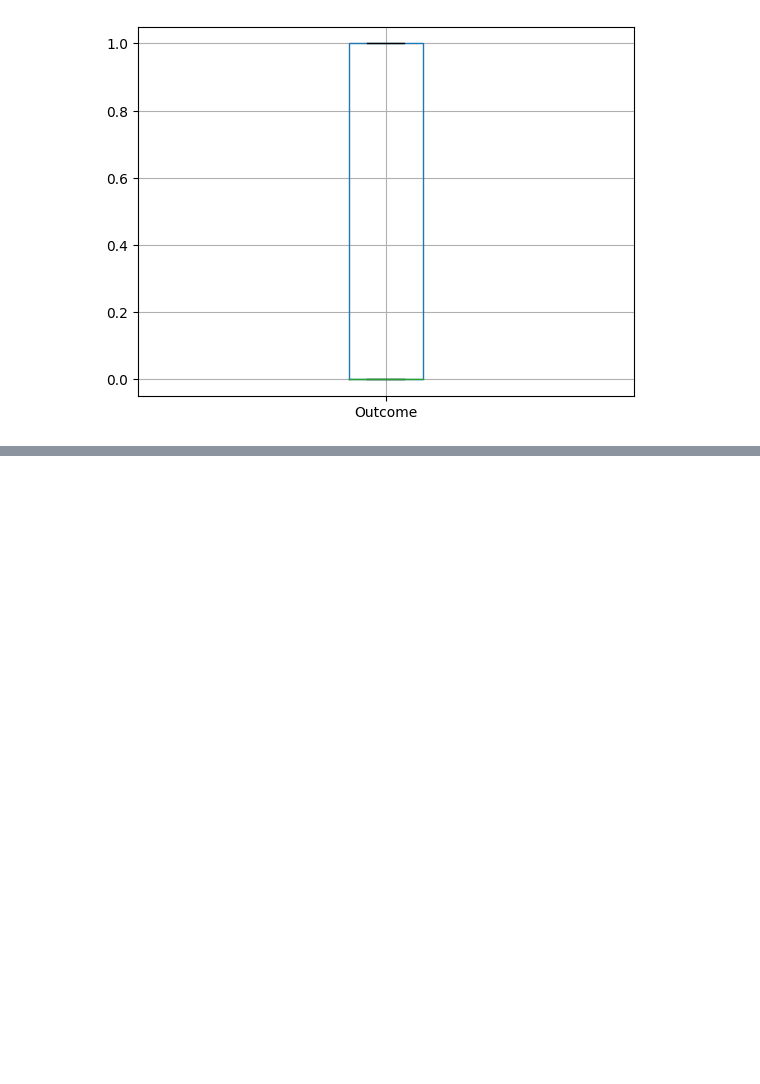
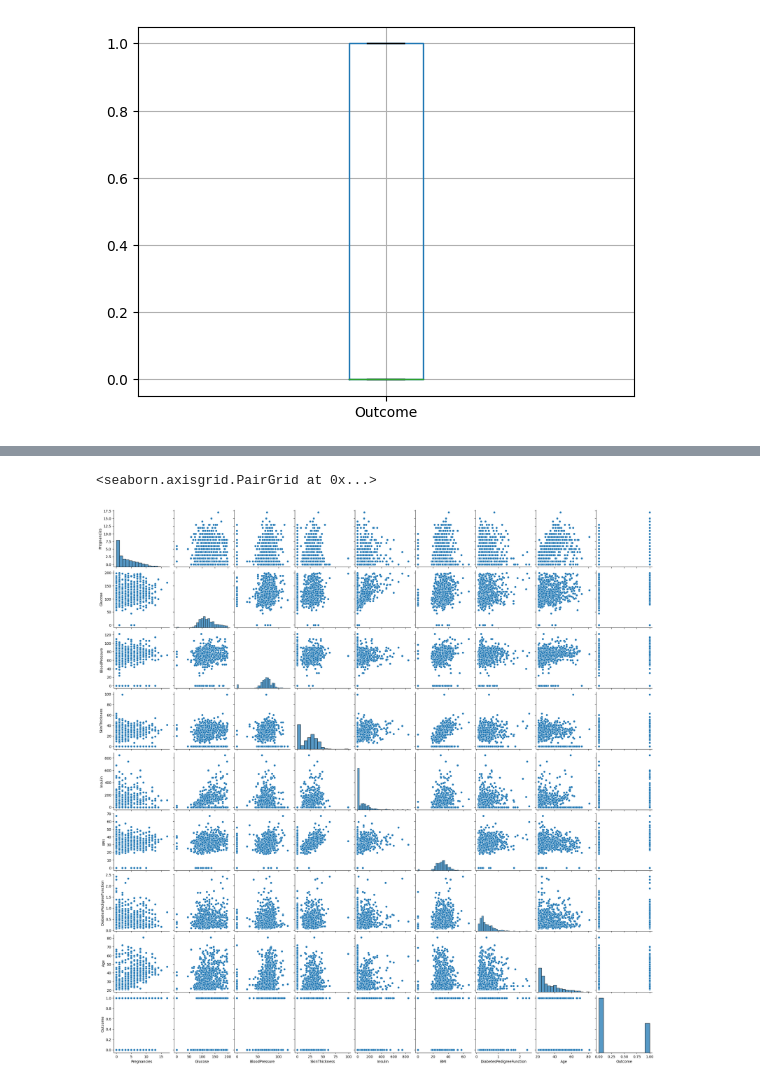
Before and after one commit to anvita-kumar30/ExploratoryDataAnalysis, a Jupyter notebook: ExploratoryDataAnalysis.ipynb, the cells around one changed output, grey strips where cells are left out. Cells and saved outputs as stored; diff of their text form; code cells hidden in the pictures; blank space fills up the shorter version.

```diff
--- a/ExploratoryDataAnalysis.ipynb
+++ b/ExploratoryDataAnalysis.ipynb
@@ -221,0 +229,5 @@ for column in df:
+# %%
+sns.pairplot(df)
+# %% [output]
+<seaborn.axisgrid.PairGrid at 0x...>
+[figure, added]
```
Also changed, not shown: parts of 2 cells of this notebook.
